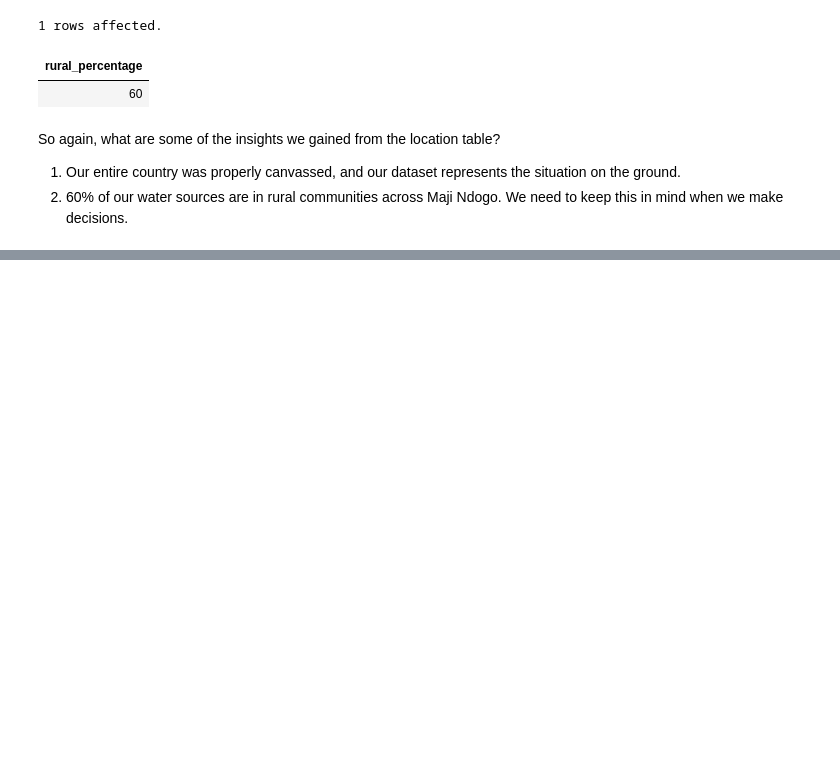
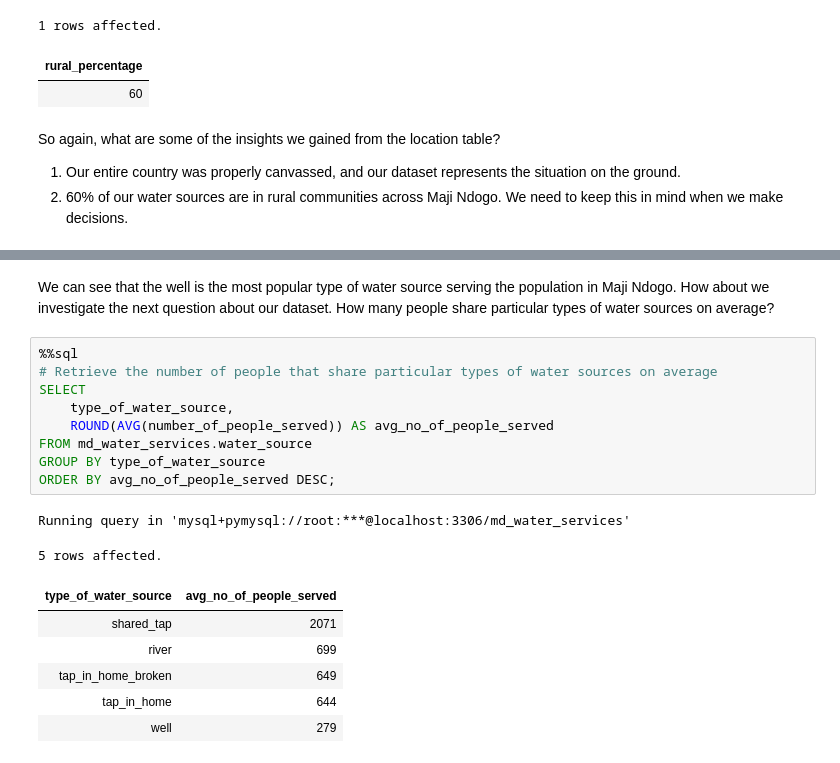
Before and after one commit to kelvinziroh/maji_ndogo, a Jupyter notebook: part_2/maji_ndogo_part2.ipynb, the cells around one changed output, grey strips where cells are left out. Drawn from its saved outputs; the diff is of its cells as text; blank space fills up the shorter version.

```diff
--- a/part_2/maji_ndogo_part2.ipynb
+++ b/part_2/maji_ndogo_part2.ipynb
@@ -317,0 +357,20 @@ So again, what are some of the insights we gained from the location table?
+# %% [markdown]
+We can see that the well is the most popular type of water source serving the population in Maji Ndogo. How about we investigate the next question about our dataset. How many people share particular types of water sources on average?
+# %%
+%%sql
+# Retrieve the number of people that share particular types of water sources on average
+SELECT
+    type_of_water_source,
+    ROUND(AVG(number_of_people_served)) AS avg_no_of_people_served
+FROM md_water_services.water_source
+GROUP BY type_of_water_source
+ORDER BY avg_no_of_people_served DESC;
+# %% [output]
+Running query in 'mysql+pymysql://root:***@localhost:3306/md_water_services'
+5 rows affected.
+| type_of_water_source | avg_no_of_people_served |
+| shared_tap | 2071 |
+| river | 699 |
+| tap_in_home_broken | 649 |
+| tap_in_home | 644 |
+| well | 279 |
```
Also changed, not shown: parts of 11 cells of this notebook.
